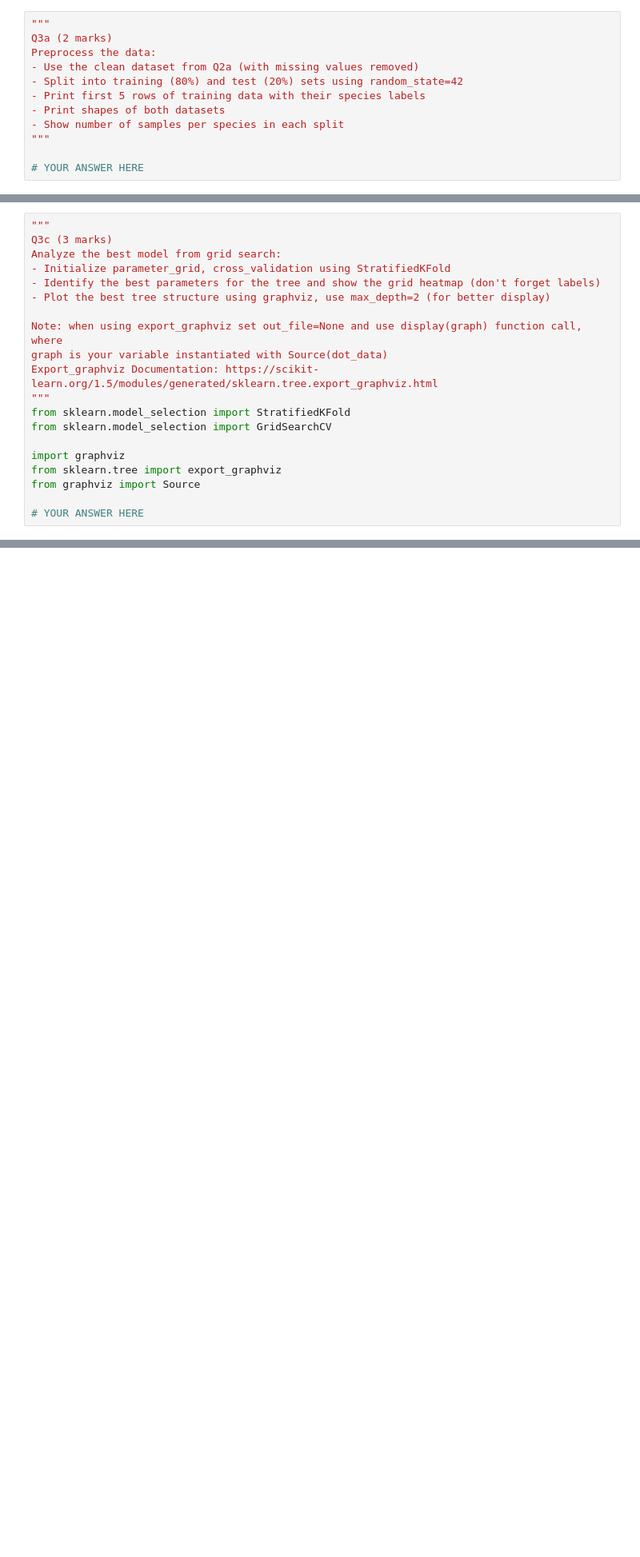
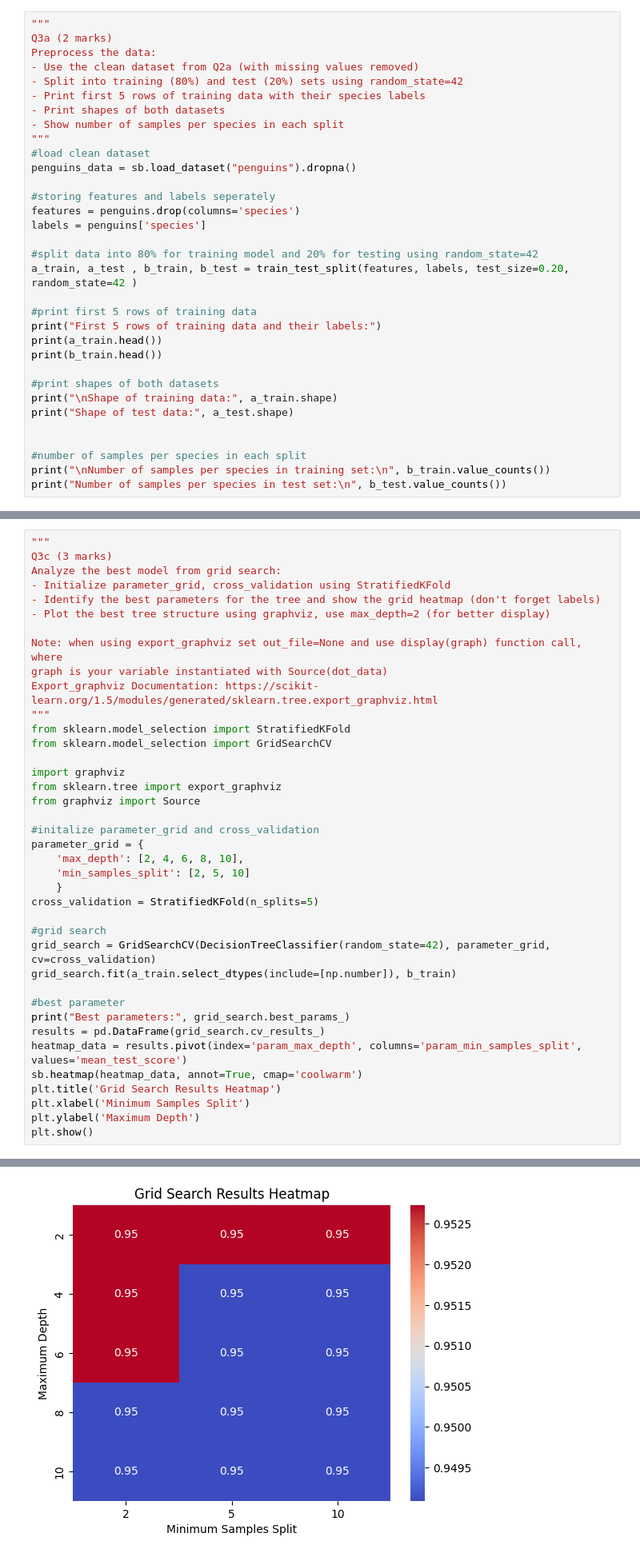
Before and after one commit to KaifAli27/3110, a Jupyter notebook: W2025/Assignments/A1/SYSC4415_W25_A1.ipynb, the cells around one changed output, grey strips where cells are left out. Shown at 80% size. Drawn from its saved outputs; the diff is of its cells as text; blank space fills up the shorter version.

```diff
--- a/W2025/Assignments/A1/SYSC4415_W25_A1.ipynb
+++ b/W2025/Assignments/A1/SYSC4415_W25_A1.ipynb
@@ -174,5 +266,26 @@ Preprocess the data:
 - Print shapes of both datasets
 - Show number of samples per species in each split
 """
+#load clean dataset
+penguins_data = sb.load_dataset("penguins").dropna()
 
-# YOUR ANSWER HERE
+#storing features and labels seperately
+features = penguins.drop(columns='species')
+labels = penguins['species']
+
+#split data into 80% for training model and 20% for testing using random_state=42
+a_train, a_test , b_train, b_test = train_test_split(features, labels, test_size=0.20, random_state=42 )
+
+#print first 5 rows of training data
+print("First 5 rows of training data and their labels:")
+print(a_train.head())
+print(b_train.head())
+
+#print shapes of both datasets
+print("\nShape of training data:", a_train.shape)
+print("Shape of test data:", a_test.shape)
+
+
+#number of samples per species in each split
+print("\nNumber of samples per species in training set:\n", b_train.value_counts())
+print("Number of samples per species in test set:\n", b_test.value_counts())
@@ -211,4 +377,24 @@ import graphviz
 from sklearn.tree import export_graphviz
 from graphviz import Source
 
-# YOUR ANSWER HERE
+#initalize parameter_grid and cross_validation
+parameter_grid = {
+    'max_depth': [2, 4, 6, 8, 10],
+    'min_samples_split': [2, 5, 10]
+    }
+cross_validation = StratifiedKFold(n_splits=5)
+
+#grid search
+grid_search = GridSearchCV(DecisionTreeClassifier(random_state=42), parameter_grid, cv=cross_validation)
+grid_search.fit(a_train.select_dtypes(include=[np.number]), b_train)
+
+#best parameter
+print("Best parameters:", grid_search.best_params_)
+results = pd.DataFrame(grid_search.cv_results_)
+heatmap_data = results.pivot(index='param_max_depth', columns='param_min_samples_split', values='mean_test_score')
+sb.heatmap(heatmap_data, annot=True, cmap='coolwarm')
+plt.title('Grid Search Results Heatmap')
+plt.xlabel('Minimum Samples Split')
+plt.ylabel('Maximum Depth')
+plt.show()
+# %% [output]
@@ -215,3 +402,4 @@ from graphviz import Source
+[figure, added]
 # %% [markdown]
 ## Section 4: Missing_Sex Prediction (4 marks)
 In this part of the assignment, we are building a model to infer the missing values from the original dataset to fix the broken records.
```
Also changed, not shown: parts of 13 cells of this notebook.
